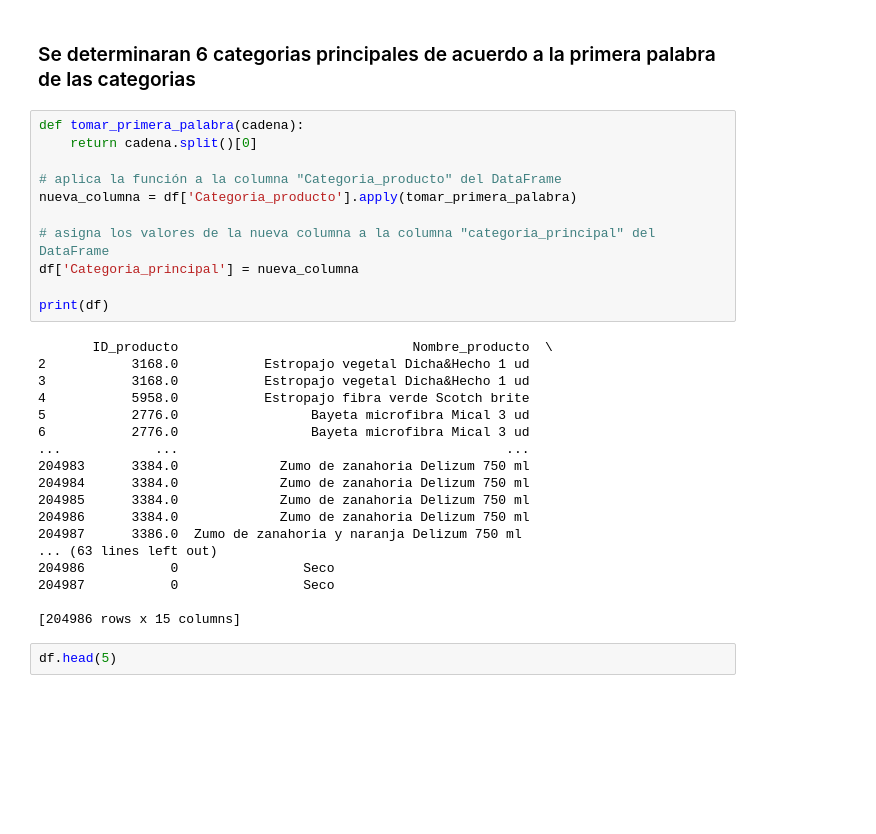
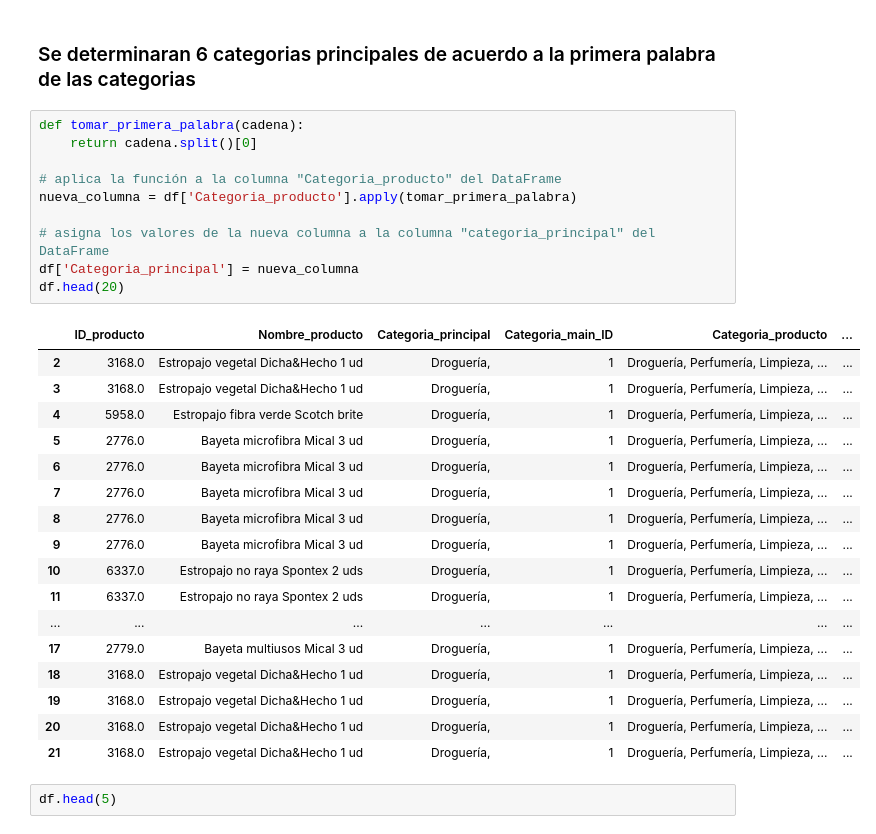
Before and after one commit to Factoria-F5-AI-Bootcamp-1-Edicion/osa_analysis, a Jupyter notebook: EDA_Compras&Ventas_LaOsa.ipynb, the cells around one changed output. Cells and saved outputs as stored; diff of their text form; blank space fills up the shorter version.

```diff
--- a/EDA_Compras&Ventas_LaOsa.ipynb
+++ b/EDA_Compras&Ventas_LaOsa.ipynb
@@ -621,32 +621,31 @@ df.Categoria_producto.unique().tolist()
 # %%
 def tomar_primera_palabra(cadena):
     return cadena.split()[0]
 
 # aplica la función a la columna "Categoria_producto" del DataFrame
 nueva_columna = df['Categoria_producto'].apply(tomar_primera_palabra)
 
 # asigna los valores de la nueva columna a la columna "categoria_principal" del DataFrame
 df['Categoria_principal'] = nueva_columna
-
-print(df)
+df.head(20)
 # %% [output]
-       ID_producto                              Nombre_producto  \
-2           3168.0           Estropajo vegetal Dicha&Hecho 1 ud
-3           3168.0           Estropajo vegetal Dicha&Hecho 1 ud
-4           5958.0           Estropajo fibra verde Scotch brite
-5           2776.0                 Bayeta microfibra Mical 3 ud
-6           2776.0                 Bayeta microfibra Mical 3 ud
-...            ...                                          ...
-204983      3384.0             Zumo de zanahoria Delizum 750 ml
-204984      3384.0             Zumo de zanahoria Delizum 750 ml
-204985      3384.0             Zumo de zanahoria Delizum 750 ml
-204986      3384.0             Zumo de zanahoria Delizum 750 ml
-204987      3386.0  Zumo de zanahoria y naranja Delizum 750 ml
-... (63 lines left out)
-204986           0                Seco
-204987           0                Seco
-
-[204986 rows x 15 columns]
+|  | ID_producto | Nombre_producto | Categoria_principal | Categoria_main_ID | Categoria_producto | ... |
+| 2 | 3168.0 | Estropajo vegetal Dicha&Hecho 1 ud | Droguería, | 1 | Droguería, Perfumería, Limpieza, ... | ... |
+| 3 | 3168.0 | Estropajo vegetal Dicha&Hecho 1 ud | Droguería, | 1 | Droguería, Perfumería, Limpieza, ... | ... |
+| 4 | 5958.0 | Estropajo fibra verde Scotch brite | Droguería, | 1 | Droguería, Perfumería, Limpieza, ... | ... |
+| 5 | 2776.0 | Bayeta microfibra Mical 3 ud | Droguería, | 1 | Droguería, Perfumería, Limpieza, ... | ... |
+| 6 | 2776.0 | Bayeta microfibra Mical 3 ud | Droguería, | 1 | Droguería, Perfumería, Limpieza, ... | ... |
+| 7 | 2776.0 | Bayeta microfibra Mical 3 ud | Droguería, | 1 | Droguería, Perfumería, Limpieza, ... | ... |
+| 8 | 2776.0 | Bayeta microfibra Mical 3 ud | Droguería, | 1 | Droguería, Perfumería, Limpieza, ... | ... |
+| 9 | 2776.0 | Bayeta microfibra Mical 3 ud | Droguería, | 1 | Droguería, Perfumería, Limpieza, ... | ... |
+| 10 | 6337.0 | Estropajo no raya Spontex 2 uds | Droguería, | 1 | Droguería, Perfumería, Limpieza, ... | ... |
+| 11 | 6337.0 | Estropajo no raya Spontex 2 uds | Droguería, | 1 | Droguería, Perfumería, Limpieza, ... | ... |
+| ... | ... | ... | ... | ... | ... | ... |
+| 17 | 2779.0 | Bayeta multiusos Mical 3 ud | Droguería, | 1 | Droguería, Perfumería, Limpieza, ... | ... |
+| 18 | 3168.0 | Estropajo vegetal Dicha&Hecho 1 ud | Droguería, | 1 | Droguería, Perfumería, Limpieza, ... | ... |
+| 19 | 3168.0 | Estropajo vegetal Dicha&Hecho 1 ud | Droguería, | 1 | Droguería, Perfumería, Limpieza, ... | ... |
+| 20 | 3168.0 | Estropajo vegetal Dicha&Hecho 1 ud | Droguería, | 1 | Droguería, Perfumería, Limpieza, ... | ... |
+| 21 | 3168.0 | Estropajo vegetal Dicha&Hecho 1 ud | Droguería, | 1 | Droguería, Perfumería, Limpieza, ... | ... |
 # %%
 df.head(5)
 # %% [output]
```
Also changed, not shown: parts of 5 cells of this notebook, 1 other file.
